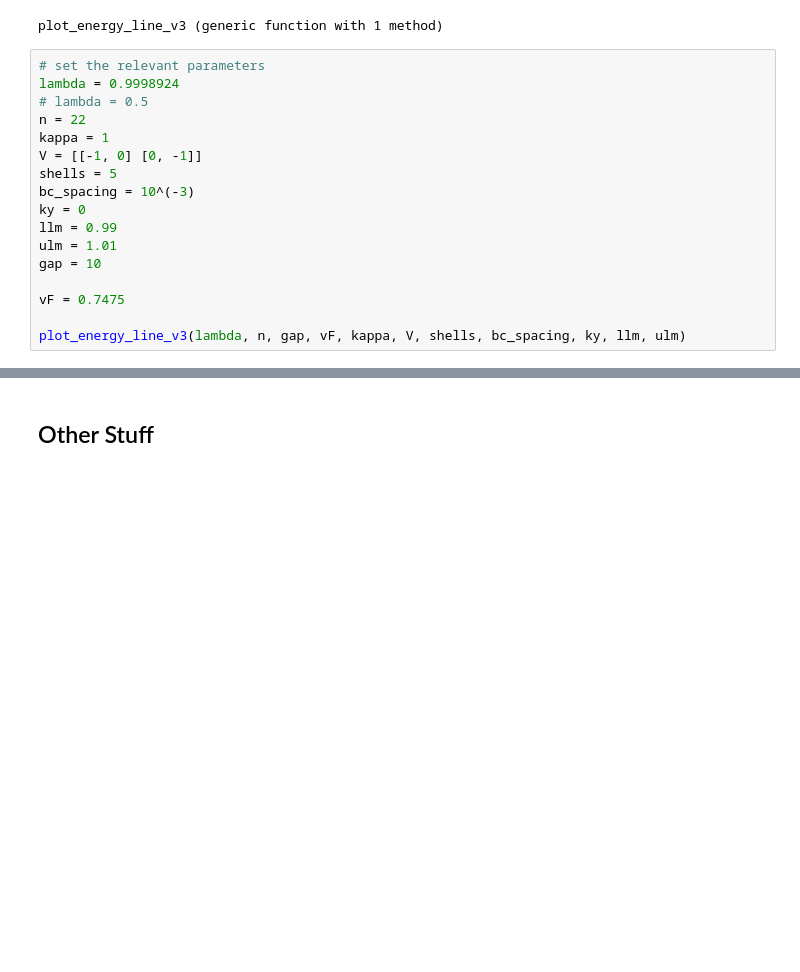
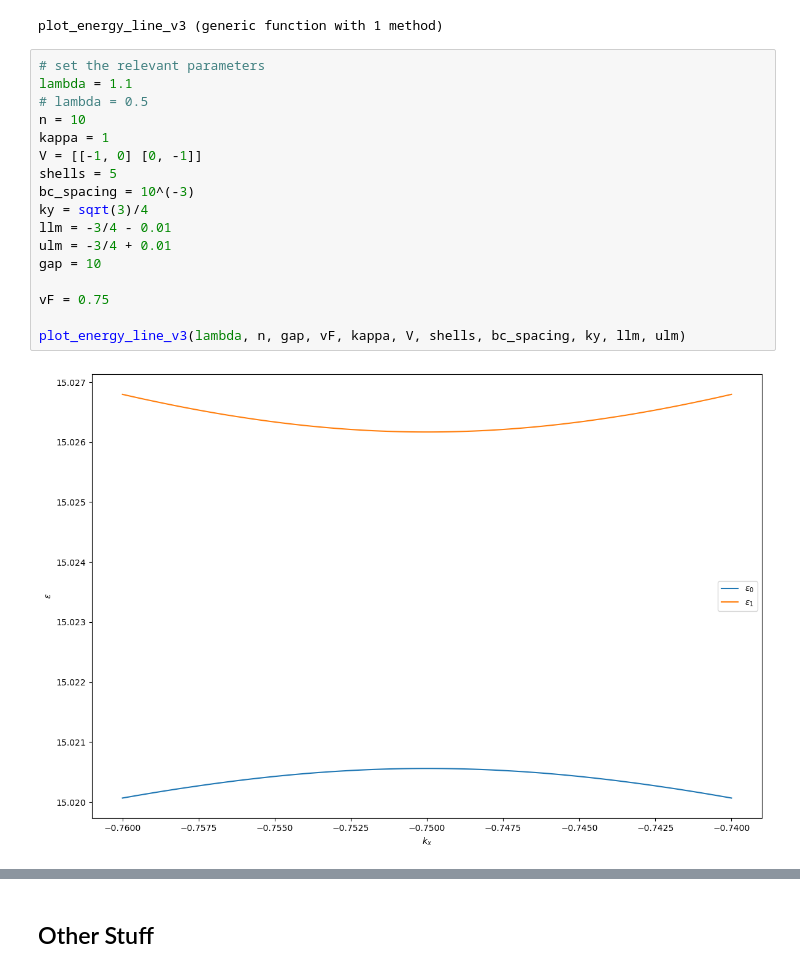
Before and after one commit to aviVadali/Summer2024, a Jupyter notebook: AHC_code/notebooks/lambda_jellium/lambda_ndisp.ipynb, the cells around one changed output, grey strips where cells are left out. Drawn from its saved outputs; the diff is of its cells as text; blank space fills up the shorter version.

```diff
--- a/AHC_code/notebooks/lambda_jellium/lambda_ndisp.ipynb
+++ b/AHC_code/notebooks/lambda_jellium/lambda_ndisp.ipynb
@@ -540,18 +660,20 @@ end
 plot_energy_line_v3 (generic function with 1 method)
 # %%
 # set the relevant parameters
-lambda = 0.9998924
+lambda = 1.1
 # lambda = 0.5
-n = 22
+n = 10
 kappa = 1
 V = [[-1, 0] [0, -1]]
 shells = 5
 bc_spacing = 10^(-3)
-ky = 0
-llm = 0.99
-ulm = 1.01
+ky = sqrt(3)/4
+llm = -3/4 - 0.01
+ulm = -3/4 + 0.01
 gap = 10
 
-vF = 0.7475
+vF = 0.75
 
 plot_energy_line_v3(lambda, n, gap, vF, kappa, V, shells, bc_spacing, ky, llm, ulm)
+# %% [output]
+[figure, added]
```
Also changed, not shown: parts of 17 cells of this notebook, 49 other files.
